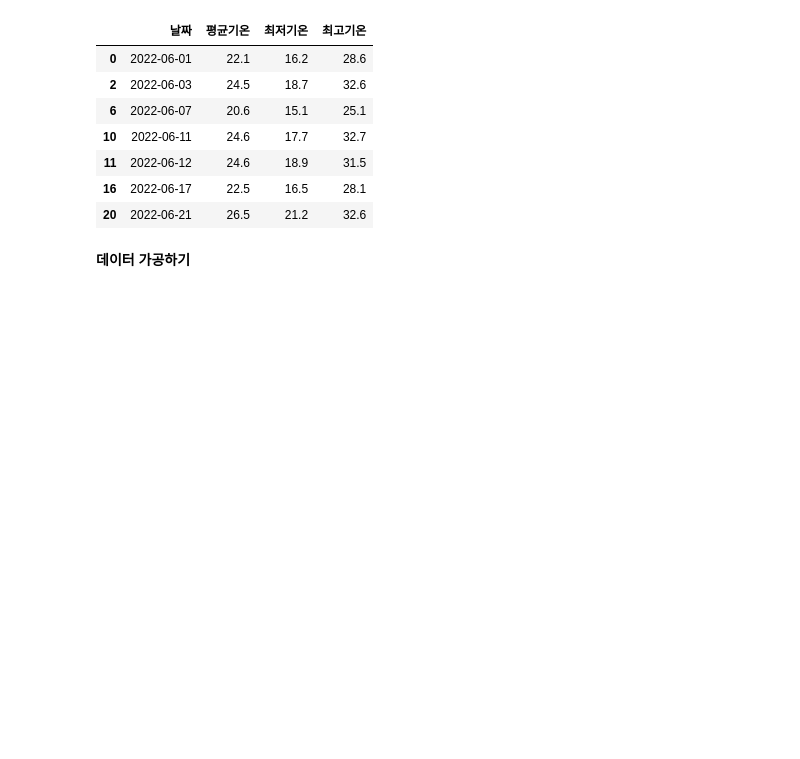
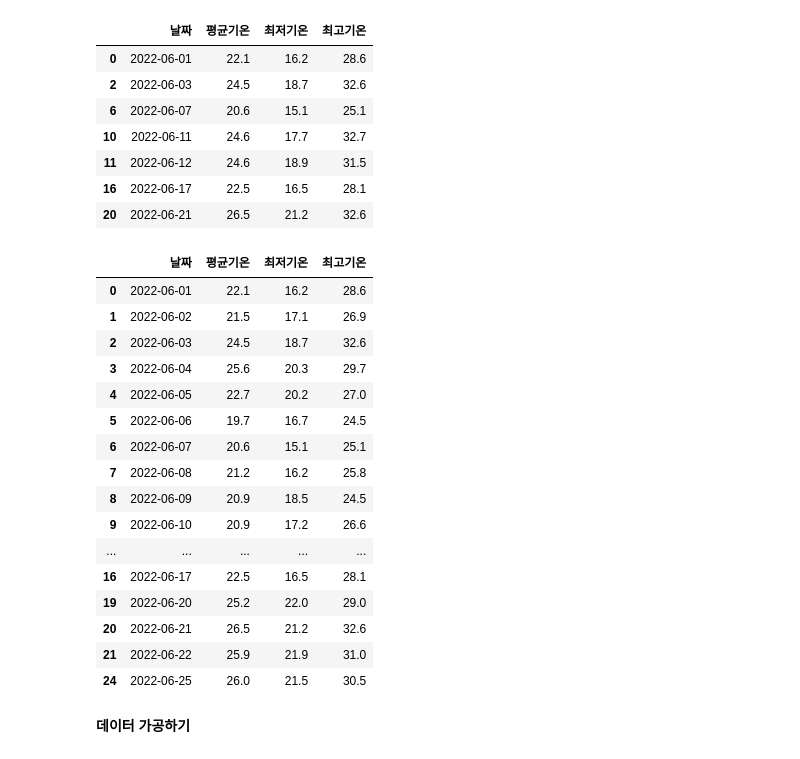
Before and after one commit to mj1kim/minjeong, a Jupyter notebook: 1106M_PdPractice1_202021716김민정.ipynb, the cells around one changed output. Cells and saved outputs as stored; diff of their text form; code cells hidden in the pictures; blank space fills up the shorter version.

```diff
--- a/1106M_PdPractice1_202021716김민정.ipynb
+++ b/1106M_PdPractice1_202021716김민정.ipynb
@@ -411,6 +514,26 @@ df2[v]
 | 20 | 2022-06-21 | 26.5 | 21.2 | 32.6 |
 # %%
 #연습 - 일교차가 5° 이상인 데이터를 출력.
+v=df2['최고기온']-df2['최저기온']>=5
+df2[v]
+# %% [output]
+|  | 날짜 | 평균기온 | 최저기온 | 최고기온 |
+| 0 | 2022-06-01 | 22.1 | 16.2 | 28.6 |
+| 1 | 2022-06-02 | 21.5 | 17.1 | 26.9 |
+| 2 | 2022-06-03 | 24.5 | 18.7 | 32.6 |
+| 3 | 2022-06-04 | 25.6 | 20.3 | 29.7 |
+| 4 | 2022-06-05 | 22.7 | 20.2 | 27.0 |
+| 5 | 2022-06-06 | 19.7 | 16.7 | 24.5 |
+| 6 | 2022-06-07 | 20.6 | 15.1 | 25.1 |
+| 7 | 2022-06-08 | 21.2 | 16.2 | 25.8 |
+| 8 | 2022-06-09 | 20.9 | 18.5 | 24.5 |
+| 9 | 2022-06-10 | 20.9 | 17.2 | 26.6 |
+| ... | ... | ... | ... | ... |
+| 16 | 2022-06-17 | 22.5 | 16.5 | 28.1 |
+| 19 | 2022-06-20 | 25.2 | 22.0 | 29.0 |
+| 20 | 2022-06-21 | 26.5 | 21.2 | 32.6 |
+| 21 | 2022-06-22 | 25.9 | 21.9 | 31.0 |
+| 24 | 2022-06-25 | 26.0 | 21.5 | 30.5 |
 # %% [markdown]
 **데이터 가공하기**
 # %%
```
Also changed, not shown: parts of 11 cells of this notebook.
